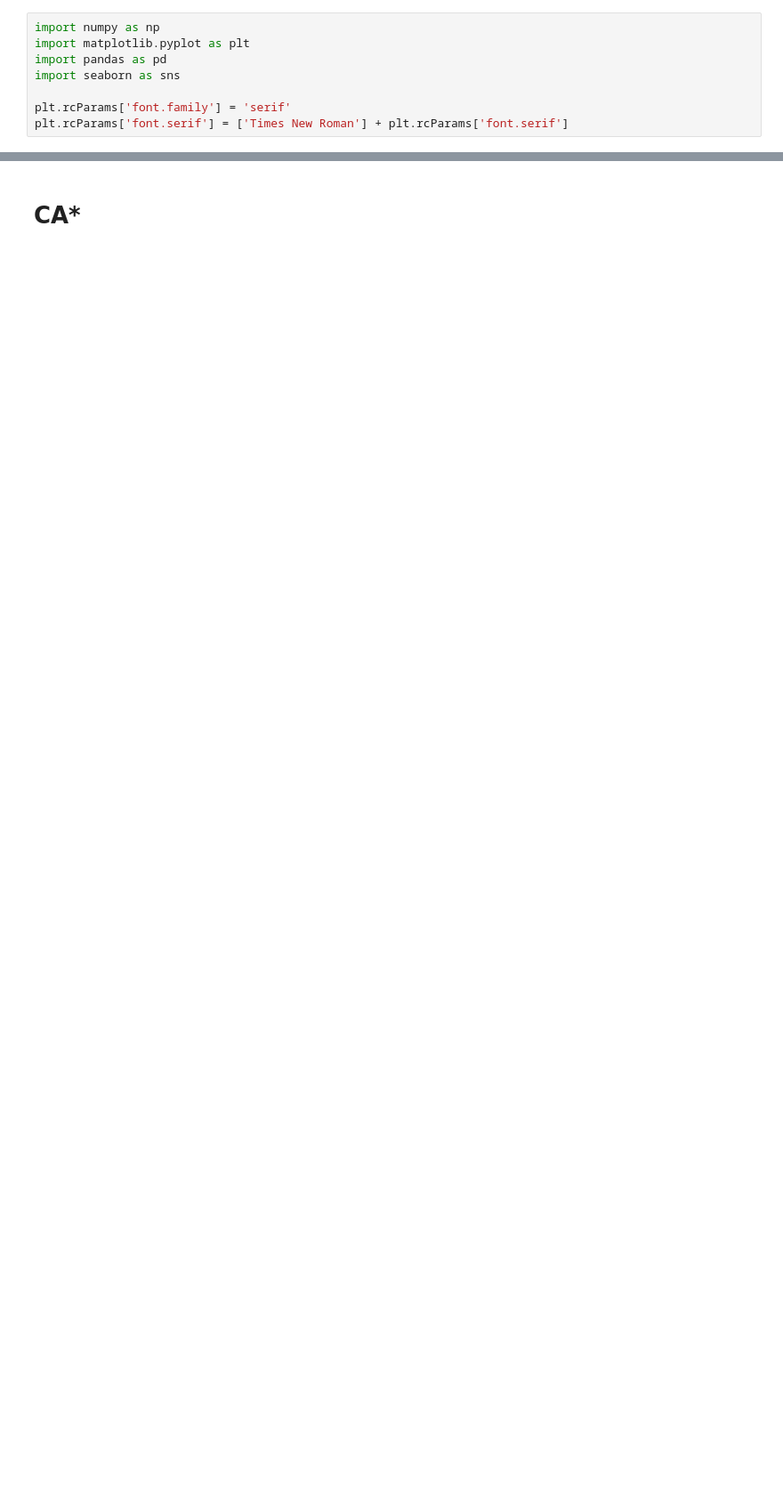
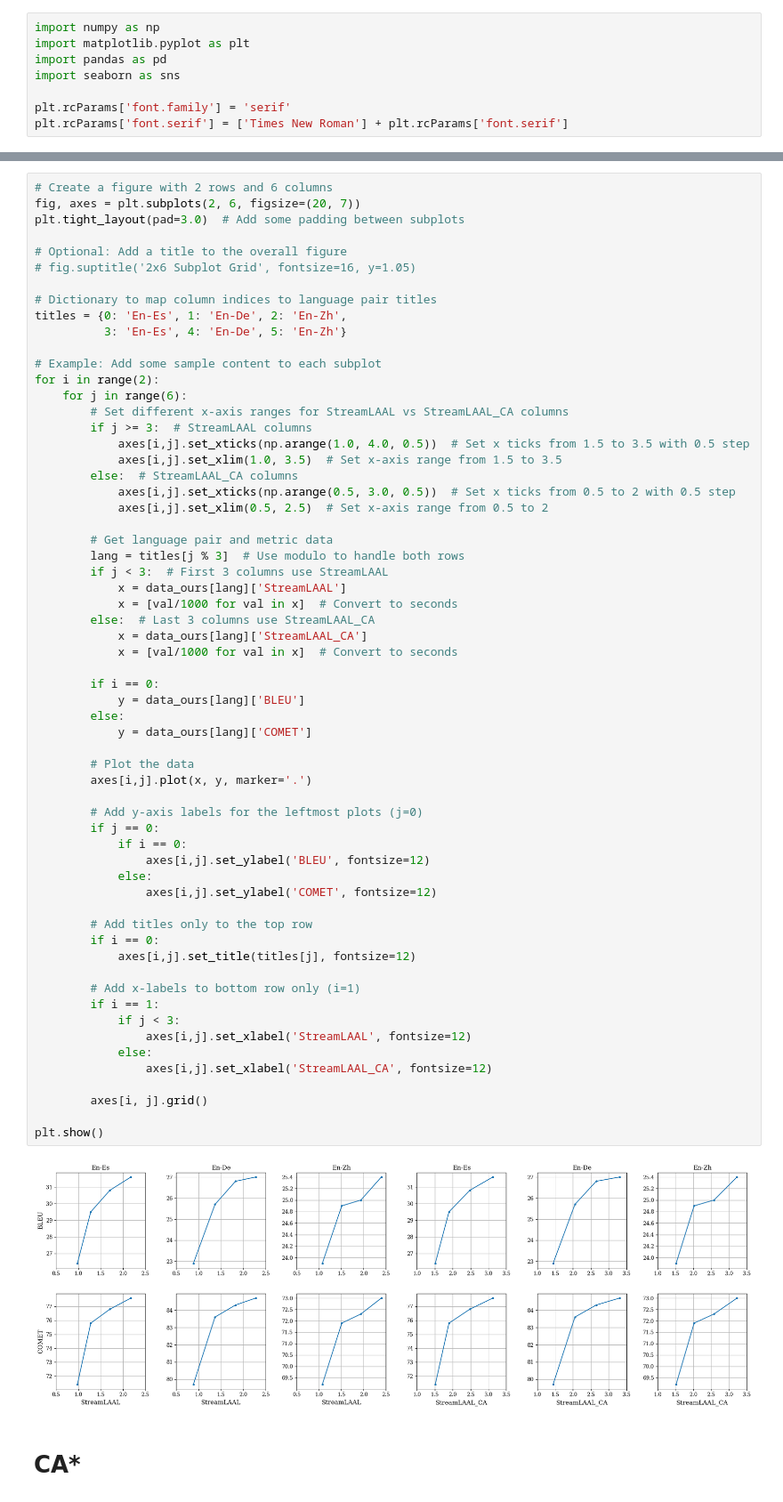
Before and after one commit to LeiLiLab/InfiniSST, a Jupyter notebook: plots/plot.ipynb, the cells around one changed output, grey strips where cells are left out. Shown at 89% size. Saved outputs shown, nothing was run; the diff lists cells and outputs as text; blank space fills up the shorter version.

```diff
--- a/plots/plot.ipynb
+++ b/plots/plot.ipynb
@@ -9,3 +32,66 @@ plt.rcParams['font.serif'] = ['Times New Roman'] + plt.rcParams['font.serif']
+# %%
+# Create a figure with 2 rows and 6 columns
+fig, axes = plt.subplots(2, 6, figsize=(20, 7))
+plt.tight_layout(pad=3.0)  # Add some padding between subplots
+
+# Optional: Add a title to the overall figure
+# fig.suptitle('2x6 Subplot Grid', fontsize=16, y=1.05)
+
+# Dictionary to map column indices to language pair titles
+titles = {0: 'En-Es', 1: 'En-De', 2: 'En-Zh',
+          3: 'En-Es', 4: 'En-De', 5: 'En-Zh'}
+
+# Example: Add some sample content to each subplot
+for i in range(2):
+    for j in range(6):
+        # Set different x-axis ranges for StreamLAAL vs StreamLAAL_CA columns
+        if j >= 3:  # StreamLAAL columns
+            axes[i,j].set_xticks(np.arange(1.0, 4.0, 0.5))  # Set x ticks from 1.5 to 3.5 with 0.5 step
+            axes[i,j].set_xlim(1.0, 3.5)  # Set x-axis range from 1.5 to 3.5
+        else:  # StreamLAAL_CA columns
+            axes[i,j].set_xticks(np.arange(0.5, 3.0, 0.5))  # Set x ticks from 0.5 to 2 with 0.5 step
+            axes[i,j].set_xlim(0.5, 2.5)  # Set x-axis range from 0.5 to 2
+
+        # Get language pair and metric data
+        lang = titles[j % 3]  # Use modulo to handle both rows
+        if j < 3:  # First 3 columns use StreamLAAL
+            x = data_ours[lang]['StreamLAAL']
+            x = [val/1000 for val in x]  # Convert to seconds
+        else:  # Last 3 columns use StreamLAAL_CA
+            x = data_ours[lang]['StreamLAAL_CA']
+            x = [val/1000 for val in x]  # Convert to seconds
+
+        if i == 0:
+            y = data_ours[lang]['BLEU']
+        else:
+            y = data_ours[lang]['COMET']
+
+        # Plot the data
+        axes[i,j].plot(x, y, marker='.')
+
+        # Add y-axis labels for the leftmost plots (j=0)
+        if j == 0:
+            if i == 0:
+                axes[i,j].set_ylabel('BLEU', fontsize=12)
+            else:
+                axes[i,j].set_ylabel('COMET', fontsize=12)
+
+        # Add titles only to the top row
+        if i == 0:
+            axes[i,j].set_title(titles[j], fontsize=12)
+
+        # Add x-labels to bottom row only (i=1)
+        if i == 1:
+            if j < 3:
+                axes[i,j].set_xlabel('StreamLAAL', fontsize=12)
+            else:
+                axes[i,j].set_xlabel('StreamLAAL_CA', fontsize=12)
+
+        axes[i, j].grid()
+
+plt.show()
+# %% [output]
+[figure, added]
 # %% [markdown]
 # CA*
 # %%
```
Also changed, not shown: parts of 2 cells of this notebook, 35 other files.
